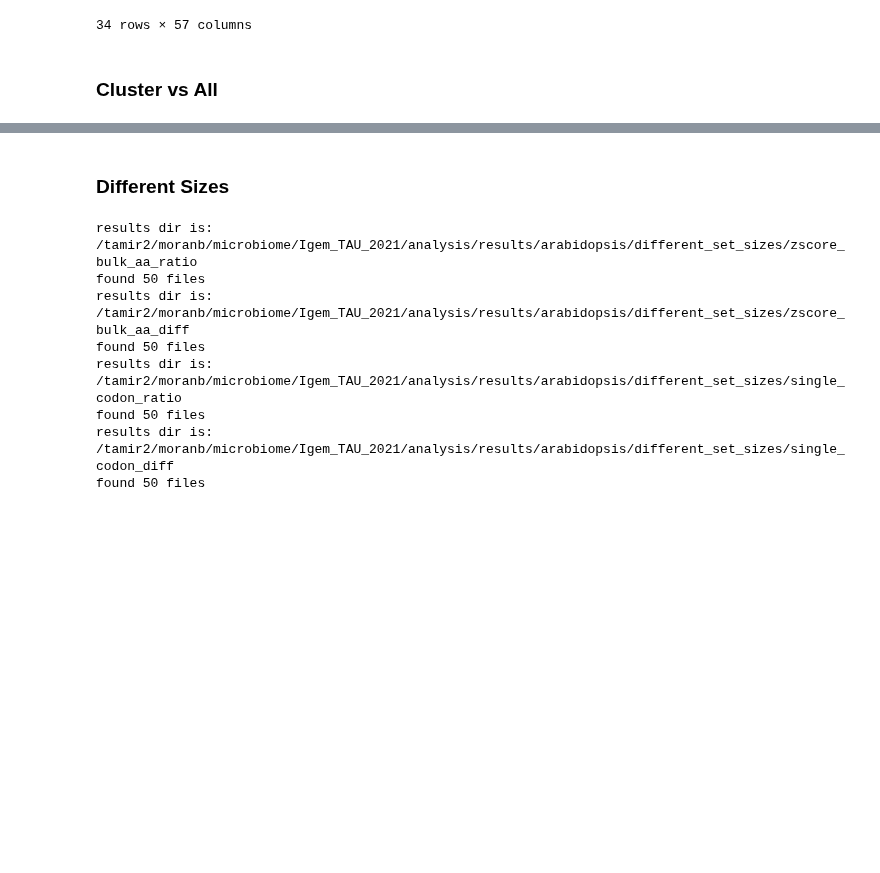
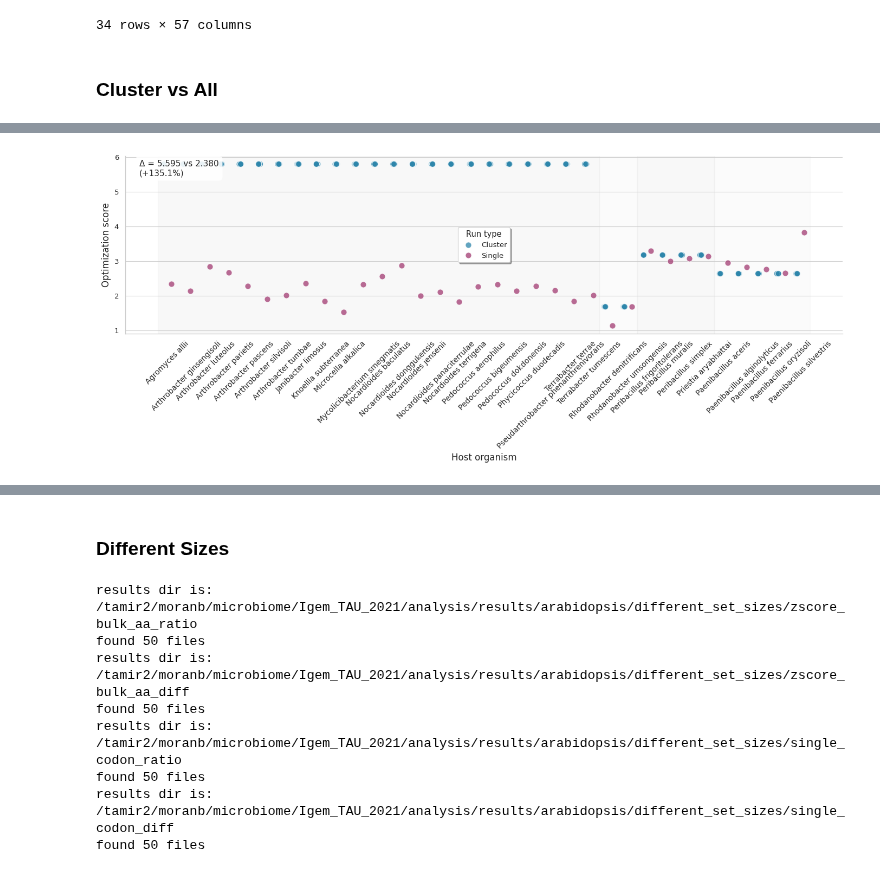
Before and after one commit to morikab/DCUB, a Jupyter notebook: analysis_arabidopsis.ipynb, the cells around one changed output, grey strips where cells are left out. Cells and saved outputs as stored; diff of their text form; code cells hidden in the pictures; blank space fills up the shorter version.

```diff
--- a/analysis_arabidopsis.ipynb
+++ b/analysis_arabidopsis.ipynb
@@ -702,0 +914,95 @@ plt.show()
+# %%
+# From your enhanced dataframes
+score_col = "average_distance_score_zscore_bulk_ratio"
+
+# CLUSTER EXPANDED: one row per organism within each cluster run
+cluster_expanded = (
+    cluster_vs_all_enhanced
+    .assign(wanted_list=lambda x: x["wanted_organisms"].str.split("|"))
+    .explode("wanted_list")
+    .rename(columns={"wanted_list": "organism"})
+    [["organism", score_col]]  # Clean: just organism + score
+    .assign(source="Cluster")   # Add source label
+)
+
+# SINGLE EXPANDED: one row per single-organism run
+single_expanded = (
+    one_vs_all_enhanced
+    [["wanted_organisms", score_col]]  # Use original wanted_organisms column
+    .rename(columns={"wanted_organisms": "organism"})
+    .assign(source="Single")           # Add source label
+)
+
+print("cluster_expanded shape:", cluster_expanded.shape)
+print("single_expanded shape:", single_expanded.shape)
+print("\nSample cluster_expanded:")
+print(cluster_expanded.head())
+print("\nSample single_expanded:")
+print(single_expanded.head())
+
+# ---- GRAPH 2: Cluster vs Single per organism, grouped by cluster ----
+sns.set(style="whitegrid", context="paper", font_scale=1.1)
+
+# YOUR UPDATED CODE (unchanged)
+organism_to_cluster = {}
+for cid, cluster in enumerate(organism_clusters, start=1):
+    for org in cluster:
+        organism_to_cluster[org] = f"Cluster {cid}"
+
+cluster_expanded["cluster_id"] = cluster_expanded["organism"].map(organism_to_cluster)
+single_expanded["cluster_id"] = single_expanded["organism"].map(organism_to_cluster)
+
+plot_cluster = cluster_expanded[["organism", "cluster_id", score_col]].assign(source="Cluster")
+plot_single = single_expanded[["organism", "cluster_id", score_col]].assign(source="Single")
+
+df_plot = pd.concat([plot_cluster, plot_single], ignore_index=True)
+
+# Order organisms by cluster
+cluster_order = sorted(df_plot["cluster_id"].dropna().unique())
+organism_order = []
+for cid in cluster_order:
+    orgs = sorted(df_plot.loc[df_plot["cluster_id"] == cid, "organism"].dropna().unique())
+    organism_order.extend(orgs)
+
+# REFINED PUBLICATION FIGURE
+fig, ax = plt.subplots(figsize=(14, 6))
+sns.stripplot(
+    data=df_plot,
+    x="organism",
+    y=score_col,
+    hue="source",
+    dodge=True,
+    size=8,
+    alpha=0.75,
+    order=organism_order,
+    palette={"Cluster": "#2E86AB", "Single": "#A23B72"},
+    edgecolor="white",
+    linewidth=0.8
+)
+
+# Cluster grouping shading
+for i, cid in enumerate(cluster_order):
+    orgs = [o for o in organism_order if organism_to_cluster.get(o) == cid]
+    if orgs:
+        start = organism_order.index(orgs[0]) - 0.5
+        end = organism_order.index(orgs[-1]) + 0.5
+        ax.axvspan(start, end, color="lightgrey", alpha=0.15 if i%2==0 else 0.08, zorder=0)
+
+ax.set_xlabel("Host organism", fontsize=12)
+ax.set_ylabel("Optimization score", fontsize=12)
+ax.tick_params(axis='x', rotation=45, labelsize=10)
+ax.legend(title="Run type", frameon=True, fancybox=True, shadow=True)
+
+# Stats: mean difference
+mean_cluster = df_plot[df_plot["source"]=="Cluster"][score_col].mean()
+mean_single = df_plot[df_plot["source"]=="Single"][score_col].mean()
+diff_pct = 100 * (mean_cluster - mean_single) / mean_single
+ax.text(0.02, 0.98, f"Δ = {mean_cluster:.3f} vs {mean_single:.3f}\n({diff_pct:+.1f}%)",
+        transform=ax.transAxes, va="top", ha="left", fontsize=11,
+        bbox=dict(boxstyle="round,pad=0.4", facecolor="white", alpha=0.9))
+
+sns.despine()
+plt.tight_layout()
+plt.savefig("graph2_cluster_vs_single.pdf", dpi=300, bbox_inches="tight")
+plt.show()
+# %% [output]
@@ -702,0 +1026 @@ plt.show()
+[figure, added]
```
Also changed, not shown: parts of 19 cells of this notebook, 3 other files.
